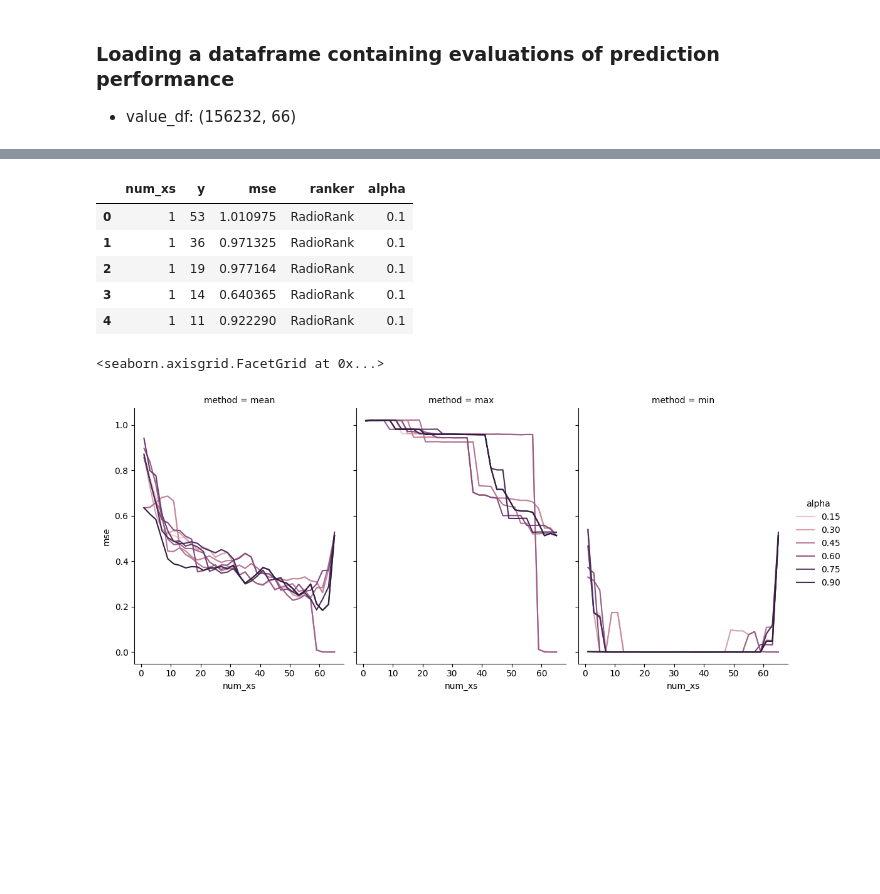
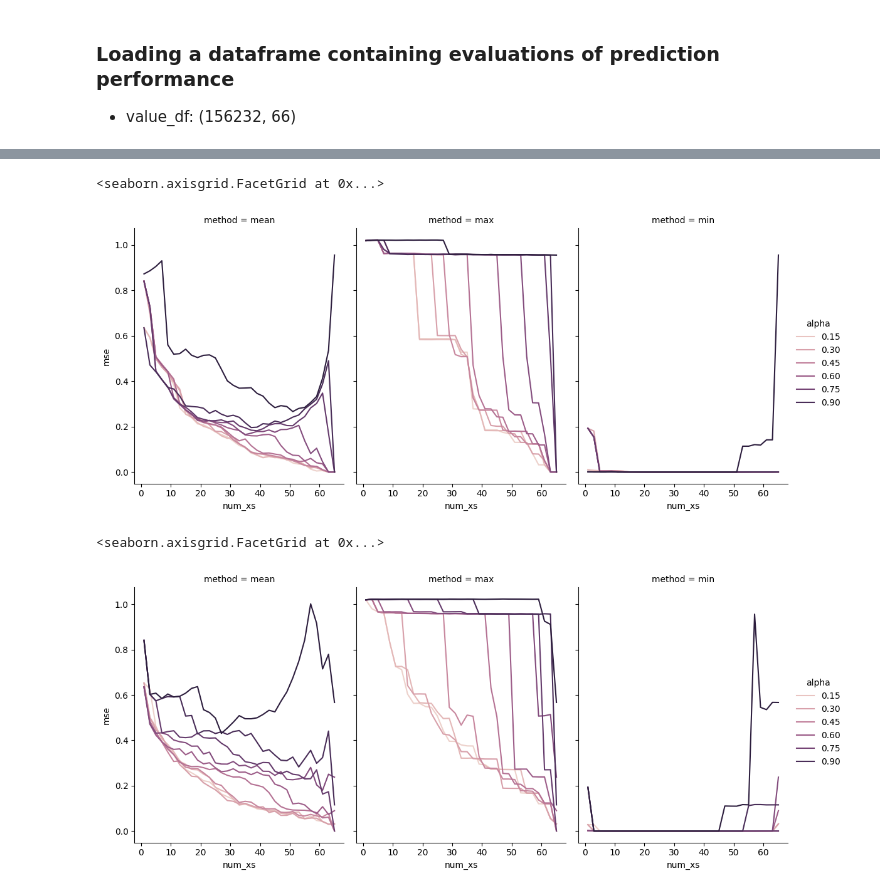
Before and after one commit to dream2globe/graph-study, a Jupyter notebook: notebook/evaluation.ipynb, the cells around one changed output, grey strips where cells are left out. Saved outputs shown, nothing was run; the diff lists cells and outputs as text; code cells hidden in the pictures; blank space fills up the shorter version.

```diff
--- a/notebook/evaluation.ipynb
+++ b/notebook/evaluation.ipynb
@@ -25,11 +33 @@ with open("data/evaluation/mse.pickle", "rb") as f:
-# %%
-mse_df = mse_df.reset_index().drop(["index"], axis=1)
-mse_df.head()
-# %% [output]
-|  | num_xs | y | mse | ranker | alpha |
-| 0 | 1 | 53 | 1.010975 | RadioRank | 0.1 |
-| 1 | 1 | 36 | 0.971325 | RadioRank | 0.1 |
-| 2 | 1 | 19 | 0.977164 | RadioRank | 0.1 |
-| 3 | 1 | 14 | 0.640365 | RadioRank | 0.1 |
-| 4 | 1 | 11 | 0.922290 | RadioRank | 0.1 |
 # %%
@@ -45,7 +47,7 @@ mes_total["alpha"] = np.around(mes_total["alpha"], decimals=1)
 # %%
 # Plot the lines on two facets
 sns.relplot(
-    data=mes_total[mes_total["ranker"] == "PageRank"],
+    data=mse_total[(mse_total["ranker"] == "radiorank") & (mse_total["relation"] == "lasso_mat") & (mse_total["model"] == "lgb")],
     x="num_xs", y="mse",
     hue="alpha", col="method",
     kind="line",
@@ -53,7 +55,19 @@ sns.relplot(
 )
 # %% [output]
 <seaborn.axisgrid.FacetGrid at 0x...>
-[figure, old version]
+[figure, new version]
+# %%
+# Plot the lines on two facets
+sns.relplot(
+    data=mse_total[(mse_total["ranker"] == "radiorank") & (mse_total["relation"] == "corr_mat") & (mse_total["model"] == "lgb")],
+    x="num_xs", y="mse",
+    hue="alpha", col="method",
+    kind="line",
+    height=5, aspect=.75, facet_kws=dict(sharex=False),
+)
+# %% [output]
+<seaborn.axisgrid.FacetGrid at 0x...>
+[figure, added]
 # %%
 # Plot the lines on two facets
 sns.relplot(
```
Also changed, not shown: parts of 6 cells of this notebook, 2 other files.
